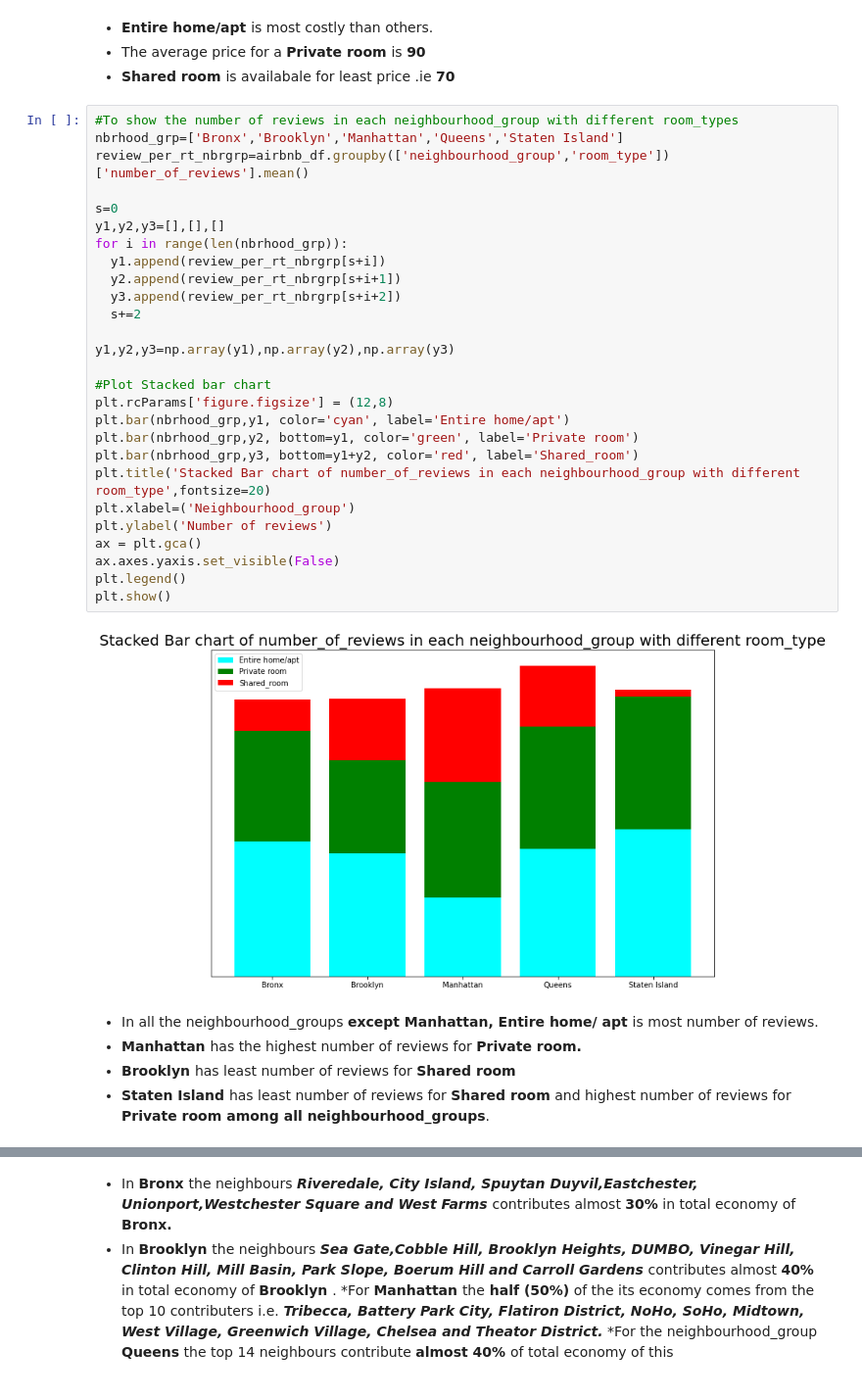
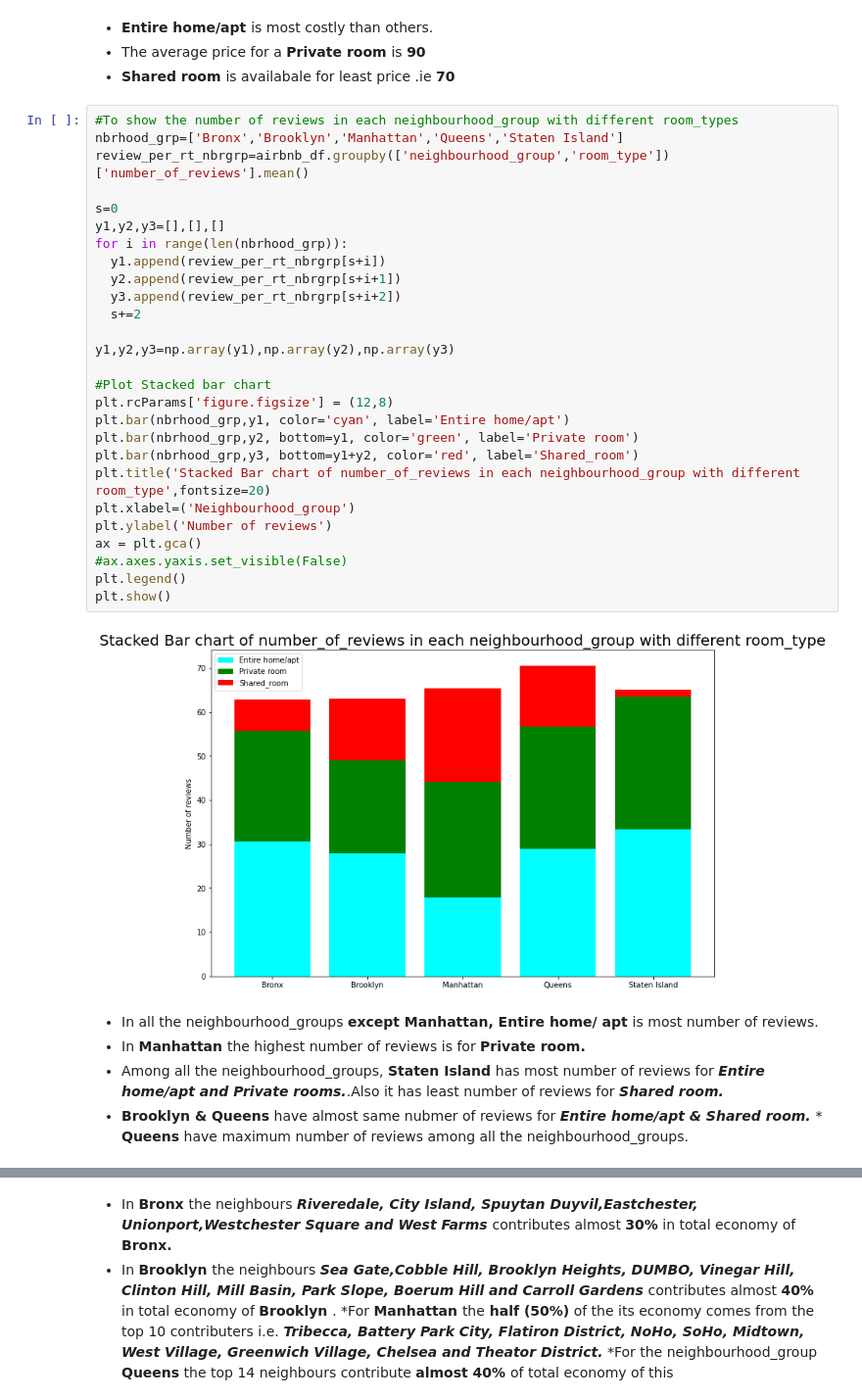
Before and after one commit to SuhelAnsari9272/Airbnb_booking_analysis, a Jupyter notebook: Md_Suhel_Ansari__Airbnb_Bookings_Analysis_Capstone_Project.ipynb, the cells around one changed output, grey strips where cells are left out. Shown at 98% size. Saved outputs shown, nothing was run; the diff lists cells and outputs as text.

```diff
--- a/Md_Suhel_Ansari__Airbnb_Bookings_Analysis_Capstone_Project.ipynb
+++ b/Md_Suhel_Ansari__Airbnb_Bookings_Analysis_Capstone_Project.ipynb
@@ -291,34 +282,35 @@ plt.xlabel=('Neighbourhood_group')
 # %%
 #To show the number of reviews in each neighbourhood_group with different room_types
 nbrhood_grp=['Bronx','Brooklyn','Manhattan','Queens','Staten Island']
 review_per_rt_nbrgrp=airbnb_df.groupby(['neighbourhood_group','room_type'])['number_of_reviews'].mean()
 
 s=0
 y1,y2,y3=[],[],[]
 for i in range(len(nbrhood_grp)):
   y1.append(review_per_rt_nbrgrp[s+i])
   y2.append(review_per_rt_nbrgrp[s+i+1])
   y3.append(review_per_rt_nbrgrp[s+i+2])
   s+=2
 
 y1,y2,y3=np.array(y1),np.array(y2),np.array(y3)
 
 #Plot Stacked bar chart
 plt.rcParams['figure.figsize'] = (12,8)
 plt.bar(nbrhood_grp,y1, color='cyan', label='Entire home/apt')
 plt.bar(nbrhood_grp,y2, bottom=y1, color='green', label='Private room')
 plt.bar(nbrhood_grp,y3, bottom=y1+y2, color='red', label='Shared_room')
 plt.title('Stacked Bar chart of number_of_reviews in each neighbourhood_group with different room_type',fontsize=20)
 plt.xlabel=('Neighbourhood_group')
 plt.ylabel('Number of reviews')
 ax = plt.gca()
-ax.axes.yaxis.set_visible(False)
+#ax.axes.yaxis.set_visible(False)
 plt.legend()
 plt.show()
 # %% [output]
-[figure, old version]
+[figure, new version]
 # %% [markdown]
 * In all the neighbourhood_groups <b>except Manhattan, Entire home/ apt </b> is most number of reviews.
-* <b> Manhattan </b> has the highest number of reviews for <b> Private room.</b>
-* <b> Brooklyn </b> has least number of reviews for <b> Shared room </b>
-* <b> Staten Island </b> has least number of reviews for <b> Shared room</b> and highest number of reviews for <b>Private room among all neighbourhood_groups</b>.
+* In <b> Manhattan </b> the highest number of reviews is for <b> Private room.</b>
+* Among all the neighbourhood_groups, <b> Staten Island </b> has most number of reviews for <b><i> Entire home/apt and Private rooms.</b></i>.Also it has least number of reviews for <b><i>Shared room.</b></i>
+* <b> Brooklyn & Queens</b> have almost same nubmer of reviews for <b><i> Entire home/apt & Shared room. </b></i>
+*<b> Queens</b> have maximum number of reviews among all the neighbourhood_groups.
```
Also changed, not shown: parts of 34 cells of this notebook.
